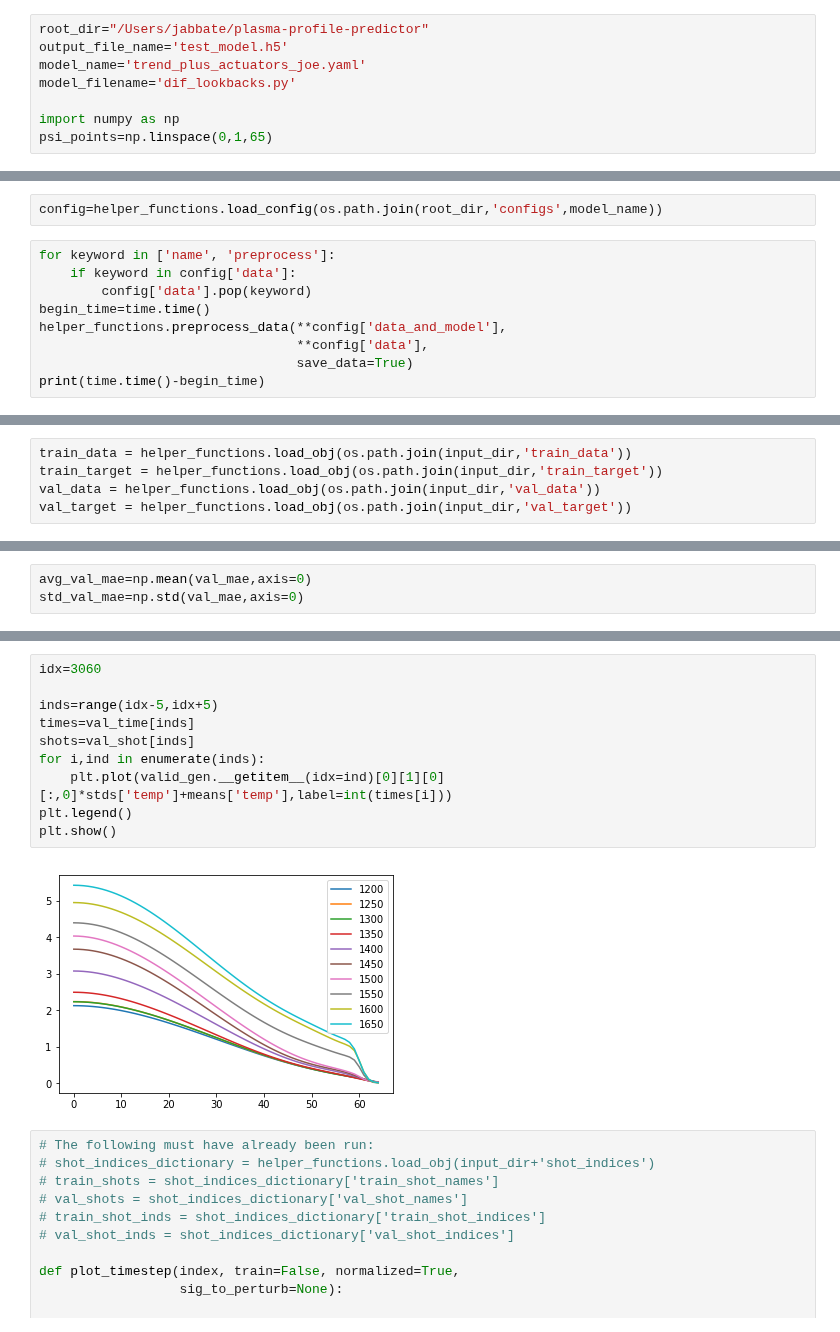
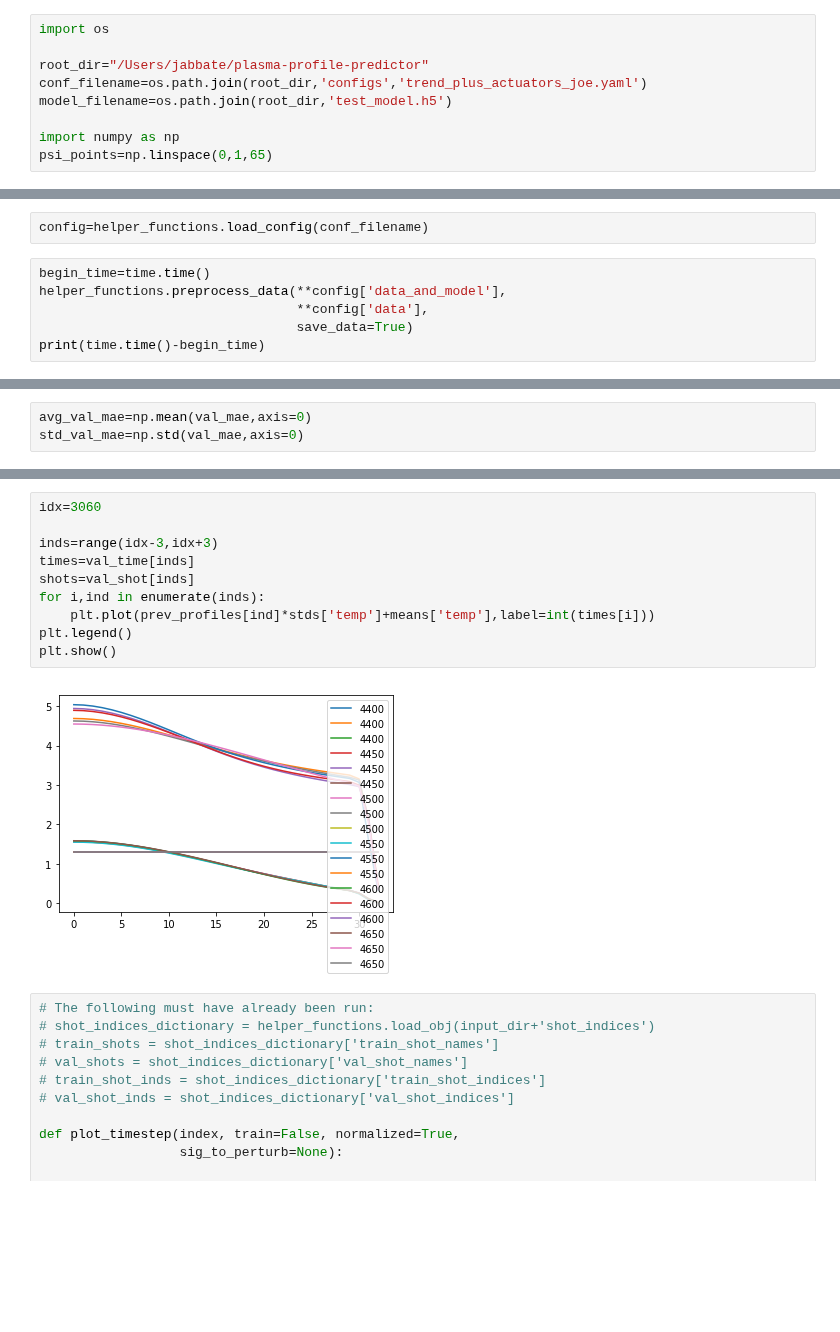
Before and after one commit to PlasmaControl/plasma-profile-predictor, a Jupyter notebook: notebooks/analyze_model-joe.ipynb, the cells around one changed output, grey strips where cells are left out. Cells and saved outputs as stored; diff of their text form; blank space fills up the shorter version.

Commit message:
get to the good single-profile model

```diff
--- a/notebooks/analyze_model-joe.ipynb
+++ b/notebooks/analyze_model-joe.ipynb
@@ -1,8 +1,9 @@
 # %%
+import os
+
 root_dir="/Users/jabbate/plasma-profile-predictor"
-output_file_name='test_model.h5'
-model_name='trend_plus_actuators_joe.yaml'
-model_filename='dif_lookbacks.py'
+conf_filename=os.path.join(root_dir,'configs','trend_plus_actuators_joe.yaml')
+model_filename=os.path.join(root_dir,'test_model.h5')
 
 import numpy as np
 psi_points=np.linspace(0,1,65)
@@ -29,11 +29,8 @@ import yaml
 # %% [output]
 Using TensorFlow backend.
 # %%
-config=helper_functions.load_config(os.path.join(root_dir,'configs',model_name))
+config=helper_functions.load_config(conf_filename)
 # %%
-for keyword in ['name', 'preprocess']:
-    if keyword in config['data']:
-        config['data'].pop(keyword)
 begin_time=time.time()
 helper_functions.preprocess_data(**config['data_and_model'],
                                  **config['data'],
@@ -46,10 +43,5 @@ Saving data to /Users/jabbate/data/...
 # %%
 input_dir=config['data']['output_dirname']
-# %%
-train_data = helper_functions.load_obj(os.path.join(input_dir,'train_data'))
-train_target = helper_functions.load_obj(os.path.join(input_dir,'train_target'))
-val_data = helper_functions.load_obj(os.path.join(input_dir,'val_data'))
-val_target = helper_functions.load_obj(os.path.join(input_dir,'val_target'))
 # %%
 train_shot = helper_functions.load_obj(os.path.join(input_dir,'train_shot'))
 val_shot = helper_functions.load_obj(os.path.join(input_dir,'val_shot'))
@@ -145,15 +153,15 @@ print(val_time[idx])
 # %%
 idx=3060
 
-inds=range(idx-5,idx+5)
+inds=range(idx-3,idx+3)
 times=val_time[inds]
 shots=val_shot[inds]
 for i,ind in enumerate(inds):
-    plt.plot(valid_gen.__getitem__(idx=ind)[0][1][0][:,0]*stds['temp']+means['temp'],label=int(times[i]))
+    plt.plot(prev_profiles[ind]*stds['temp']+means['temp'],label=int(times[i]))
 plt.legend()
 plt.show()
 # %% [output]
-[figure, old version]
+[figure, new version]
 # %%
 # The following must have already been run:
 # shot_indices_dictionary = helper_functions.load_obj(input_dir+'shot_indices')
```
Also changed, not shown: parts of 10 cells of this notebook, 5 other files.
